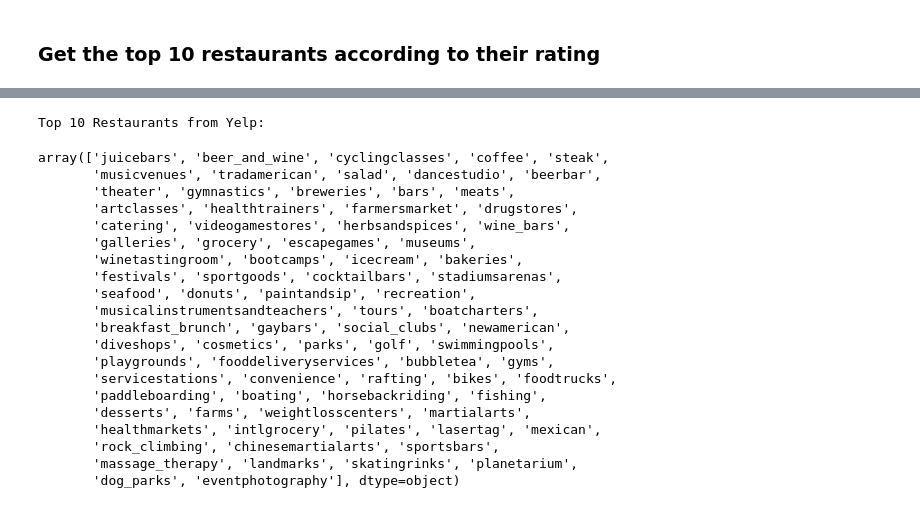
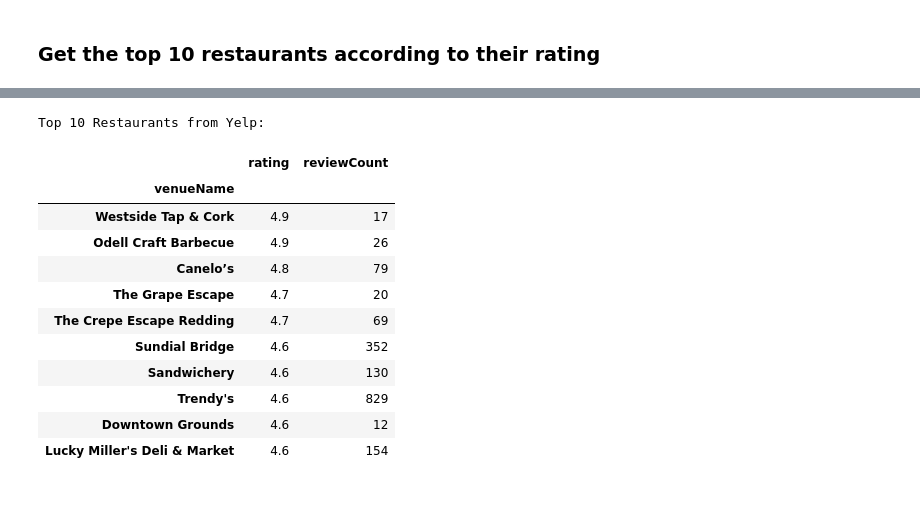
Before and after one commit to TangKenneth25/Statistical-Modelling-Project, a Jupyter notebook: notebooks/02yelp_foursquare_EDA.ipynb, the cells around one changed output, grey strips where cells are left out. Saved outputs shown, nothing was run; the diff lists cells and outputs as text; code cells hidden in the pictures.

```diff
--- a/notebooks/02yelp_foursquare_EDA.ipynb
+++ b/notebooks/02yelp_foursquare_EDA.ipynb
@@ -305 +310,5 @@ yelpVenuesDF.head()
+# %%
+# Dropping rows out side of radius
+outsideIndex = yelpVenuesDF[yelpVenuesDF['distance'] > 1000].index
+yelpVenuesDF.drop(labels=outsideIndex, inplace=True)
 # %%
@@ -362,27 +373,18 @@ Top 10 Restaurants from Foursquare:
 # %%
 print('Top 10 Restaurants from Yelp:')
-yelpVenuesDF['categoryTitle'].unique()
-# MultiReviews = yelpVenuesDF[yelpVenuesDF['reviewCount'] > 4]
-# MultiReviews[['venueName','rating','reviewCount']].set_index('venueName').drop_duplicates().sort_values('rating',ascending=False).head(10)
+YelpRestaurants = yelpVenuesDF[(yelpVenuesDF['reviewCount'] > 10)]
+YelpRestaurants[['venueName','rating','reviewCount']].set_index('venueName').drop_duplicates().sort_values('rating',ascending=False).head(10)
 # %% [output]
 Top 10 Restaurants from Yelp:
-array(['juicebars', 'beer_and_wine', 'cyclingclasses', 'coffee', 'steak',
-       'musicvenues', 'tradamerican', 'salad', 'dancestudio', 'beerbar',
-       'theater', 'gymnastics', 'breweries', 'bars', 'meats',
-       'artclasses', 'healthtrainers', 'farmersmarket', 'drugstores',
-       'catering', 'videogamestores', 'herbsandspices', 'wine_bars',
-       'galleries', 'grocery', 'escapegames', 'museums',
-       'winetastingroom', 'bootcamps', 'icecream', 'bakeries',
-       'festivals', 'sportgoods', 'cocktailbars', 'stadiumsarenas',
-       'seafood', 'donuts', 'paintandsip', 'recreation',
-       'musicalinstrumentsandteachers', 'tours', 'boatcharters',
-       'breakfast_brunch', 'gaybars', 'social_clubs', 'newamerican',
-       'diveshops', 'cosmetics', 'parks', 'golf', 'swimmingpools',
-       'playgrounds', 'fooddeliveryservices', 'bubbletea', 'gyms',
-       'servicestations', 'convenience', 'rafting', 'bikes', 'foodtrucks',
-       'paddleboarding', 'boating', 'horsebackriding', 'fishing',
-       'desserts', 'farms', 'weightlosscenters', 'martialarts',
-       'healthmarkets', 'intlgrocery', 'pilates', 'lasertag', 'mexican',
-       'rock_climbing', 'chinesemartialarts', 'sportsbars',
-       'massage_therapy', 'landmarks', 'skatingrinks', 'planetarium',
-       'dog_parks', 'eventphotography'], dtype=object)
+|  | rating | reviewCount |
+| venueName |  |  |
+| Westside Tap & Cork | 4.9 | 17 |
+| Odell Craft Barbecue | 4.9 | 26 |
+| Canelo’s | 4.8 | 79 |
+| The Grape Escape | 4.7 | 20 |
+| The Crepe Escape Redding | 4.7 | 69 |
+| Sundial Bridge | 4.6 | 352 |
+| Sandwichery | 4.6 | 130 |
+| Trendy's | 4.6 | 829 |
+| Downtown Grounds | 4.6 | 12 |
+| Lucky Miller's Deli & Market | 4.6 | 154 |
```
Also changed, not shown: parts of 28 cells of this notebook, 7 other files.
